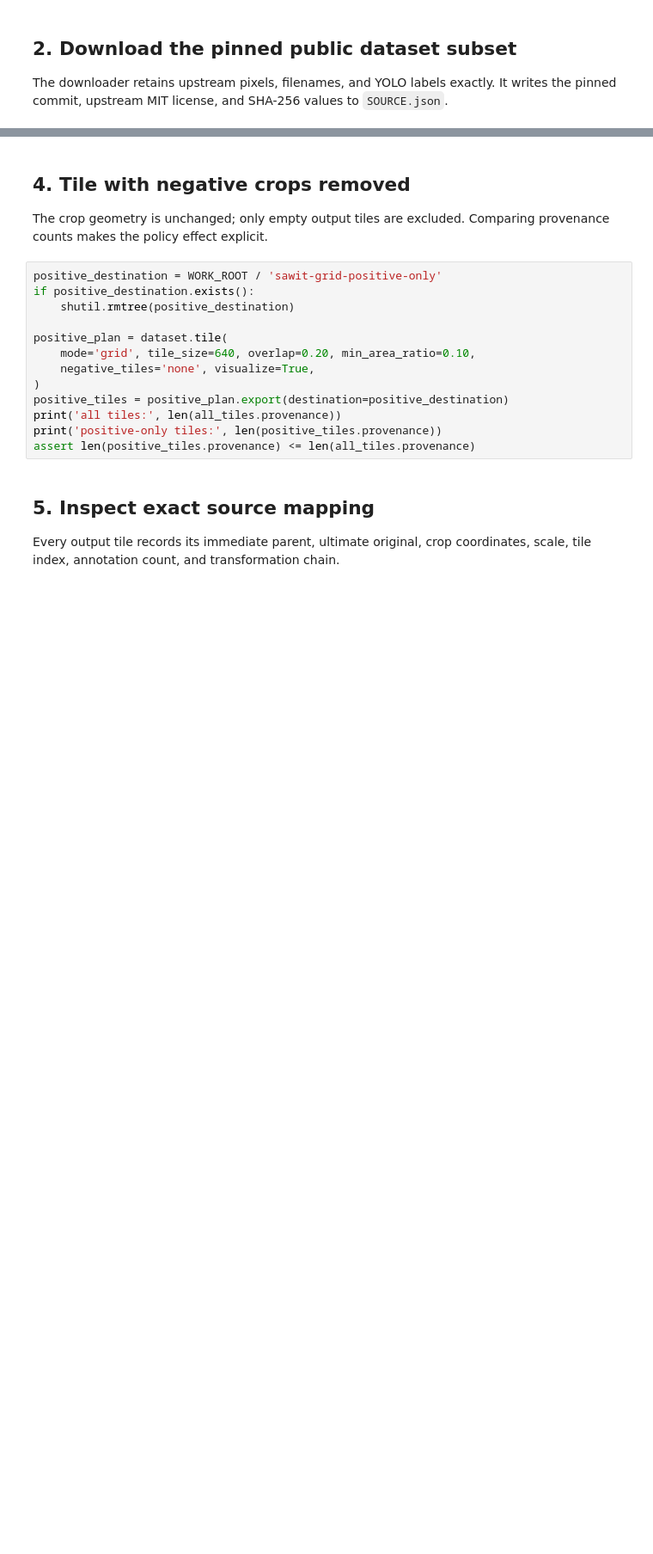
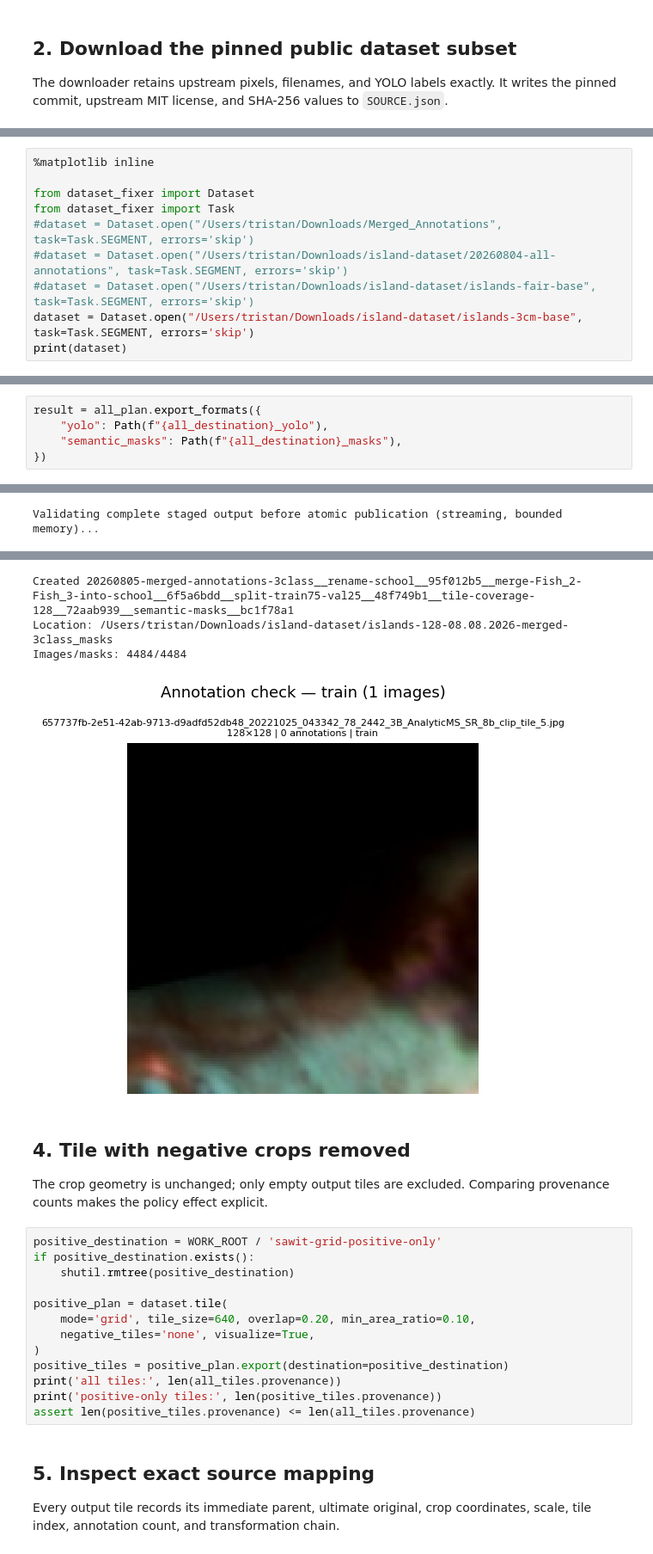
Before and after one commit to mooch443/dataset-fixer, a Jupyter notebook: notebooks/02_task_aware_tiling.ipynb, the cells around one changed output, grey strips where cells are left out. Shown at 86% size. Cells and saved outputs as stored; diff of their text form; blank space fills up the shorter version.

```diff
--- a/notebooks/02_task_aware_tiling.ipynb
+++ b/notebooks/02_task_aware_tiling.ipynb
@@ -58,0 +457,10 @@ all_tiles.visualize(split='val', n=8, seed=42, columns=4)
+# %%
+%matplotlib inline
+
+from dataset_fixer import Dataset
+from dataset_fixer import Task
+#dataset = Dataset.open("/Users/tristan/Downloads/Merged_Annotations", task=Task.SEGMENT, errors='skip')
+#dataset = Dataset.open("/Users/tristan/Downloads/island-dataset/20260804-all-annotations", task=Task.SEGMENT, errors='skip')
+#dataset = Dataset.open("/Users/tristan/Downloads/island-dataset/islands-fair-base", task=Task.SEGMENT, errors='skip')
+dataset = Dataset.open("/Users/tristan/Downloads/island-dataset/islands-3cm-base", task=Task.SEGMENT, errors='skip')
+print(dataset)
@@ -58,0 +571,6 @@ all_tiles.visualize(split='val', n=8, seed=42, columns=4)
+# %%
+result = all_plan.export_formats({
+    "yolo": Path(f"{all_destination}_yolo"),
+    "semantic_masks": Path(f"{all_destination}_masks"),
+})
+# %% [output]
@@ -58,0 +615 @@ all_tiles.visualize(split='val', n=8, seed=42, columns=4)
+Validating complete staged output before atomic publication (streaming, bounded memory)...
@@ -59,3 +633,7 @@ all_tiles.visualize(split='val', n=8, seed=42, columns=4)
+Created 20260805-merged-annotations-3class__rename-school__95f012b5__merge-Fish_2-Fish_3-into-school__6f5a6bdd__split-train75-val25__48f749b1__tile-coverage-128__72aab939__semantic-masks__bc1f78a1
+Location: /Users/tristan/Downloads/island-dataset/islands-128-08.08.2026-merged-3class_masks
+Images/masks: 4484/4484
+[figure, added]
 # %% [markdown]
 ## 4. Tile with negative crops removed
 
```
Also changed, not shown: parts of 22 cells of this notebook, 7 other files.
